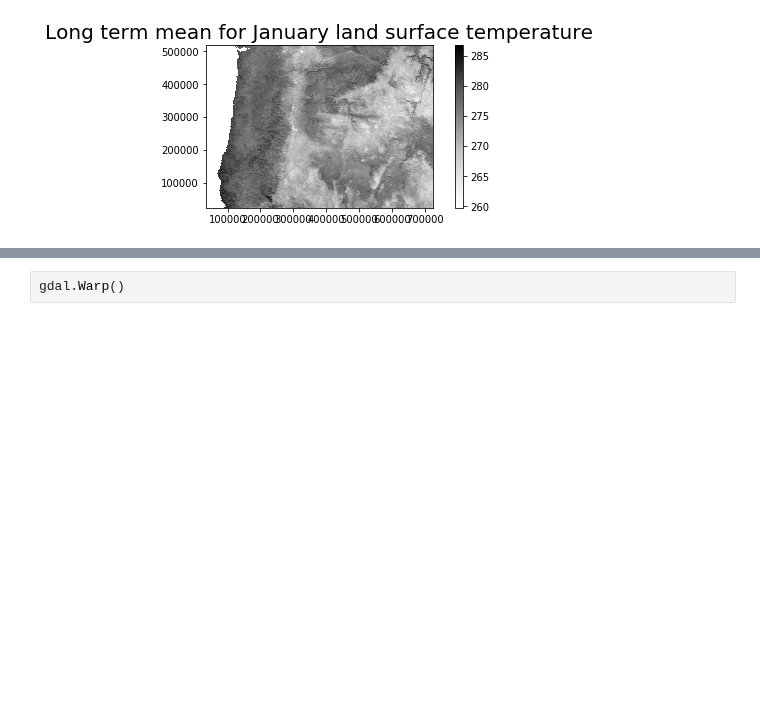
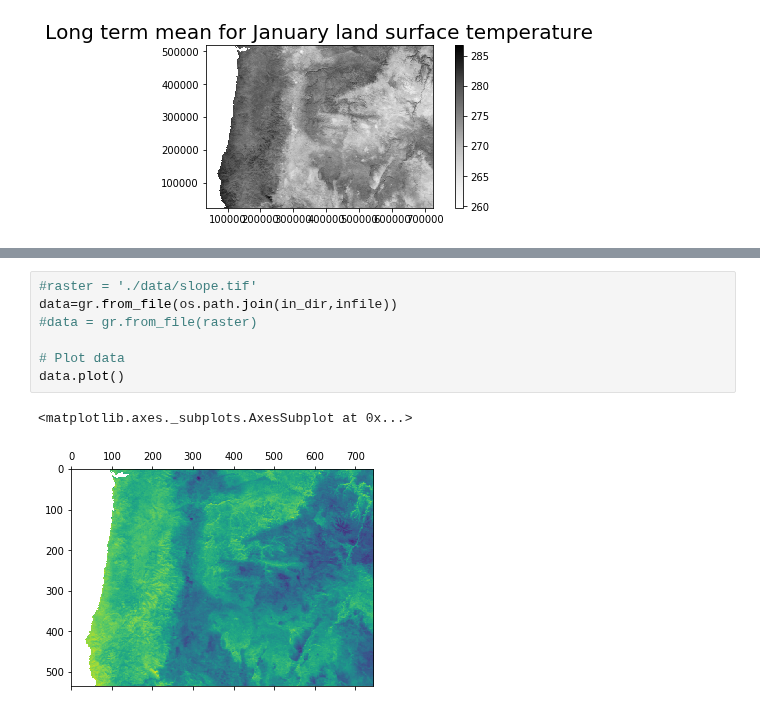
Before and after one commit to bparment1/workshops_courses_spatial_analyses, a Jupyter notebook: regression_temperature.ipynb, the cells around one changed output, grey strips where cells are left out. Cells and saved outputs as stored; diff of their text form; blank space fills up the shorter version.

```diff
--- a/regression_temperature.ipynb
+++ b/regression_temperature.ipynb
@@ -143,2 +142,10 @@ ValueError: Received a NULL pointer.
-# %%
-gdal.Warp()
+# %%
+#raster = './data/slope.tif'
+data=gr.from_file(os.path.join(in_dir,infile))
+#data = gr.from_file(raster)
+
+# Plot data
+data.plot()
+# %% [output]
+<matplotlib.axes._subplots.AxesSubplot at 0x...>
+[figure, added]
```
Also changed, not shown: parts of 3 cells of this notebook.
